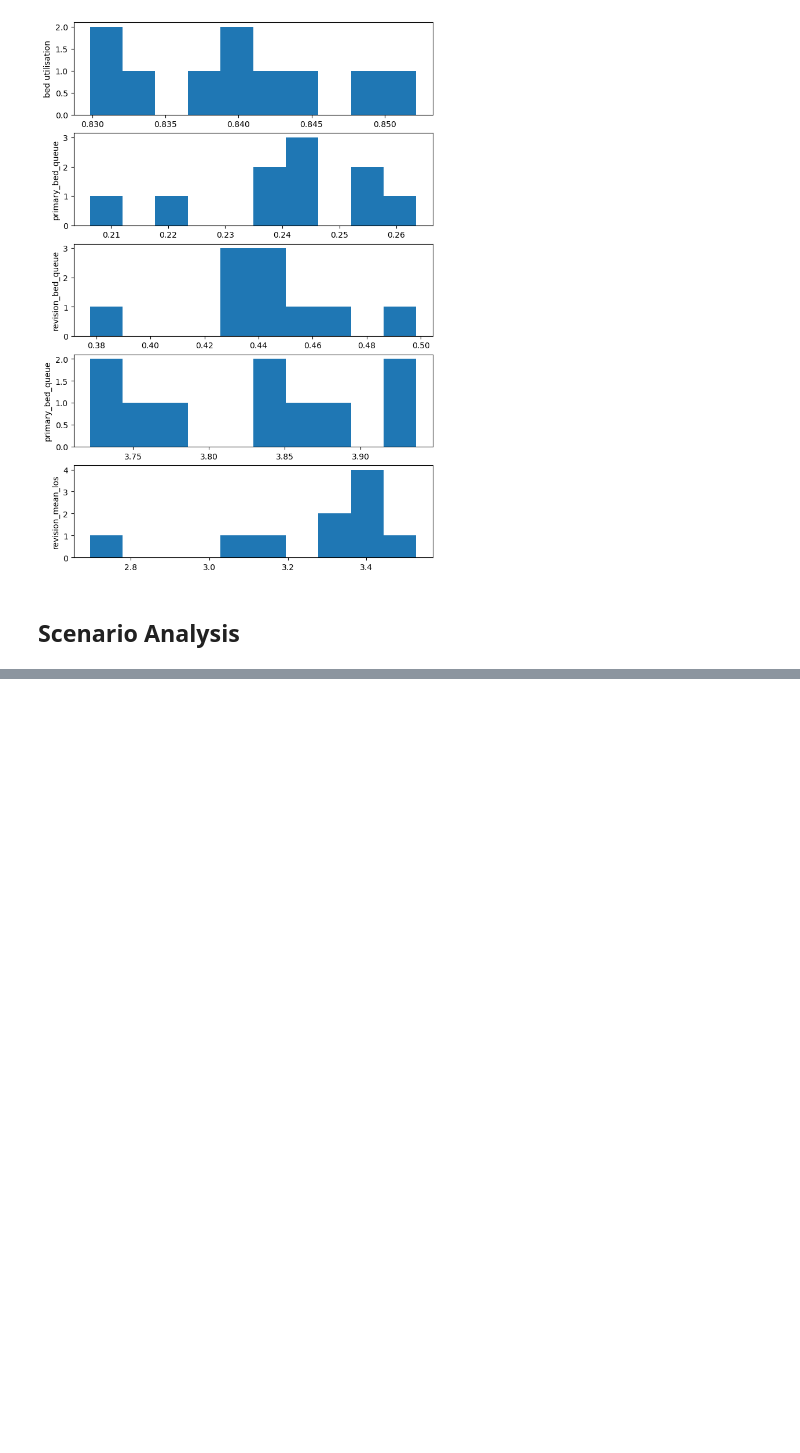
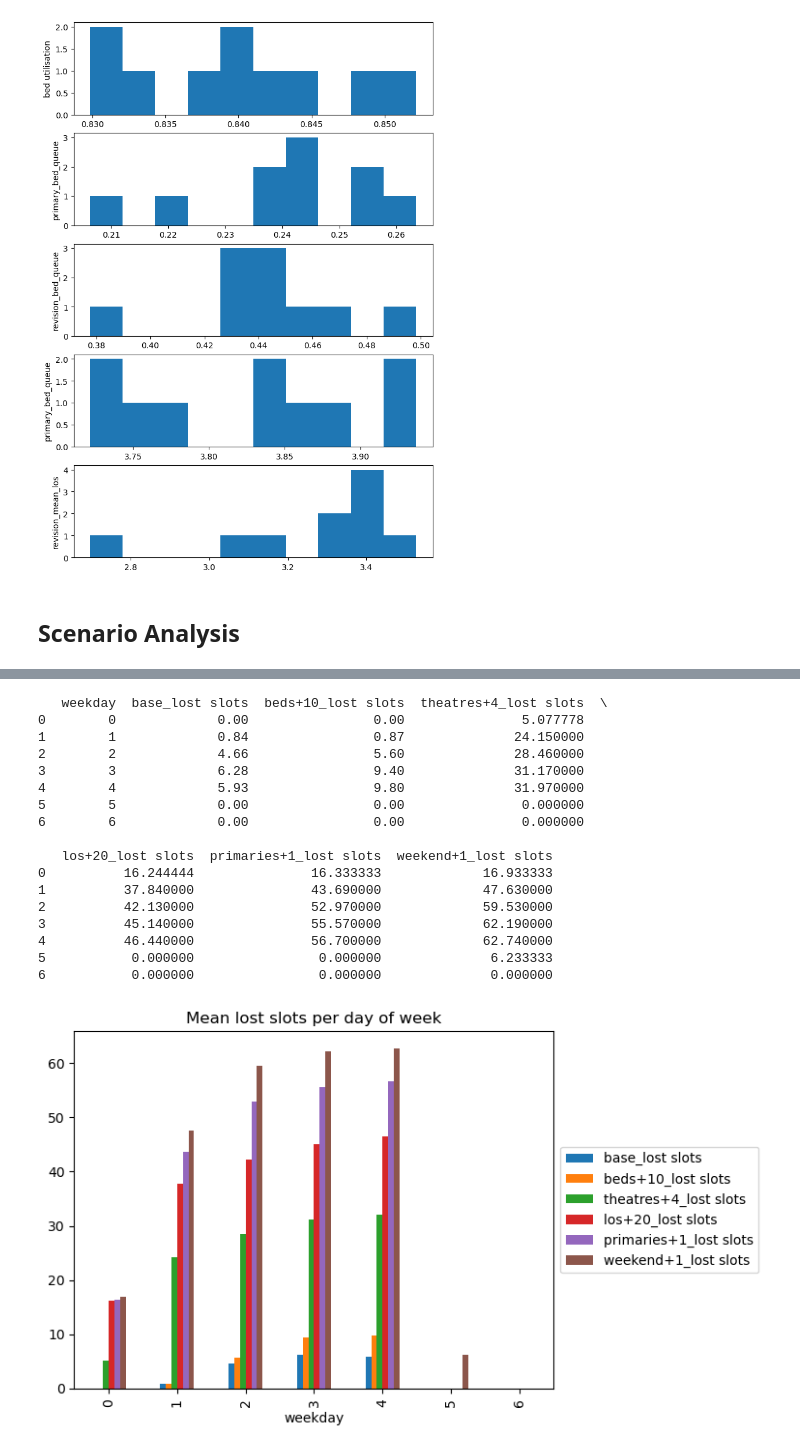
Before and after one commit to AliHarp/HEP, a Jupyter notebook: HEP_main.ipynb, the cells around one changed output, grey strips where cells are left out. Saved outputs shown, nothing was run; the diff lists cells and outputs as text; code cells hidden in the pictures; blank space fills up the shorter version.

```diff
--- a/HEP_main.ipynb
+++ b/HEP_main.ipynb
@@ -1668,0 +1799,48 @@ Scenario analysis complete.
+# %%
+def lost_slots(patient_summary):
+
+    """deal with 0-day arrivals
+    """
+    patient_summ = (patient_summary.set_index('Day')
+        .reindex(range(lost_slots_df.Day.iat[0],lost_slots_df.Day.iat[-1]+1), fill_value=0)
+        .reset_index())
+    shortseq = np.arange(len(range(0,7)))
+    length = math.ceil(len(patient_summ) / 7)
+        #create total sequence and flatten array list into list of elements
+    sequence = ([np.tile((shortseq),length)])
+    flat_seq = list(itertools.chain(*sequence))
+        #truncate to correct length and save to column
+    sequence = flat_seq[:len(patient_summ)]
+    patient_summ['weekday'] = sequence
+    patient_summ = patient_summ.fillna(0)
+
+    patient_summ = patient_summ[patient_summ["Day"] > warm_up_period]
+    patient_summ = patient_summ.groupby('weekday').mean().reset_index()
+    patient_summ = patient_summ.loc[:, patient_summ.columns != 'Day']
+    patient_summ.plot(kind='bar', stacked=False, x='weekday',
+                title='Mean lost slots per day of week')
+    plt.legend(loc='center left', bbox_to_anchor=(1,0.5))
+
+    return(patient_summ)
+
+x = lost_slots(patient_summary)
+print(x.tail(20))
+# %% [output]
+   weekday  base_lost slots  beds+10_lost slots  theatres+4_lost slots  \
+0        0             0.00                0.00               5.077778
+1        1             0.84                0.87              24.150000
+2        2             4.66                5.60              28.460000
+3        3             6.28                9.40              31.170000
+4        4             5.93                9.80              31.970000
+5        5             0.00                0.00               0.000000
+6        6             0.00                0.00               0.000000
+
+   los+20_lost slots  primaries+1_lost slots  weekend+1_lost slots
+0          16.244444               16.333333             16.933333
+1          37.840000               43.690000             47.630000
+2          42.130000               52.970000             59.530000
+3          45.140000               55.570000             62.190000
+4          46.440000               56.700000             62.740000
+5           0.000000                0.000000              6.233333
+6           0.000000                0.000000              0.000000
+[figure, added]
```
Also changed, not shown: parts of 5 cells of this notebook.
